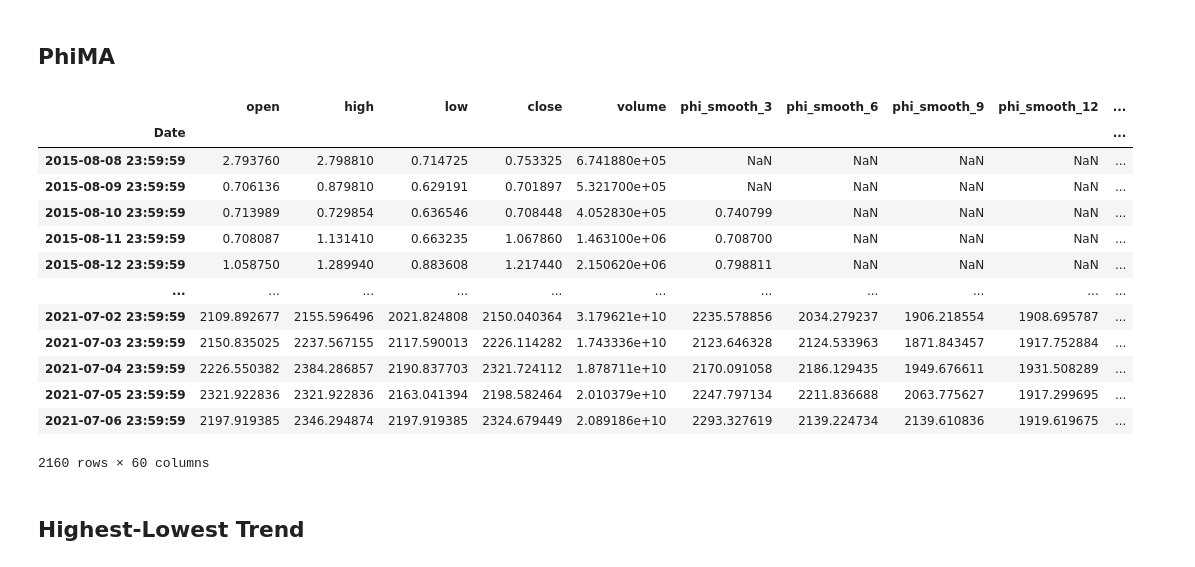
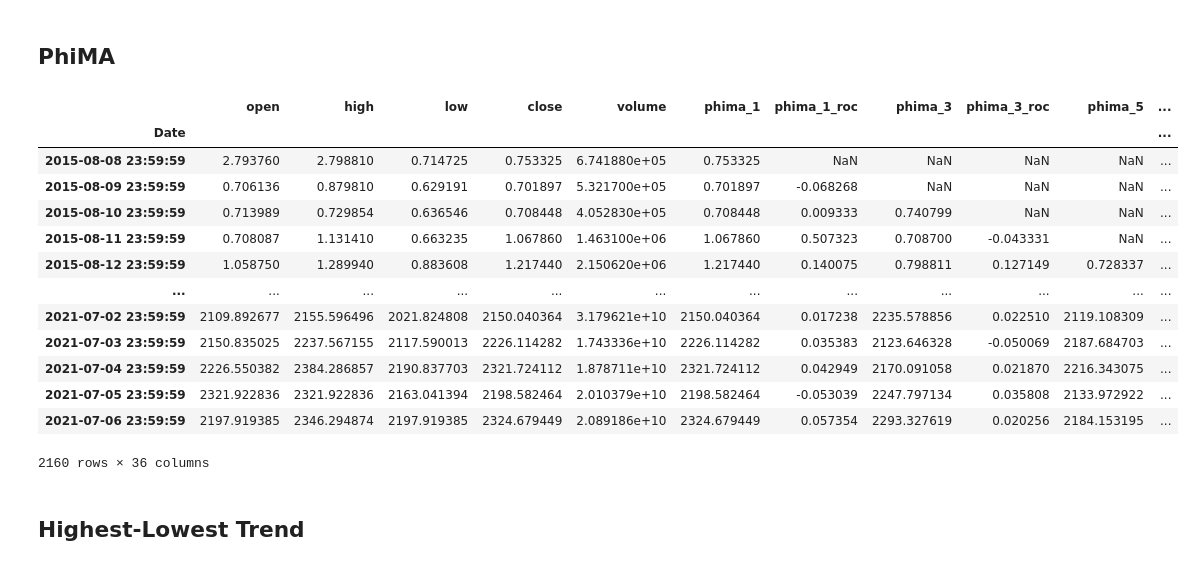
Before and after one commit to lwanenko/market-regime-detection, a Jupyter notebook: FE.ipynb, the cells around one changed output. Drawn from its saved outputs; the diff is of its cells as text; code cells hidden in the pictures.

```diff
--- a/FE.ipynb
+++ b/FE.ipynb
@@ -394,8 +271,8 @@ KeyboardInterrupt:
 ## PhiMA
 # %%
 class PhiMA:
-    def PhiMA(self, lengths, phase=3.7, add_roc=True, add_crosses=True, add_div=True):
-        self.lengths = lengths
+    def __init__(self, lengths=None, phase=3.7, add_roc=True, add_crosses=True, add_div=True):
+        self.lengths = lengths if lengths is not None else [i for i in range(1, 20, 2)]
         self.phase = phase
         self.add_roc = add_roc
         self.add_crosses = add_crosses
@@ -425,47 +302,52 @@ class PhiMA:
         else:
             return df[column]
 
     def _transform(self, X, y=None):
         for length in self.lengths:
             smoothed_col = f'phima_{length}'
             X[smoothed_col] = self.phi_smoother(X, 'close', length, self.phase)
             if self.add_roc:
                 # Rate of Change of PhiSmoother Values
                 X[f'{smoothed_col}_roc'] = X[smoothed_col].pct_change()
         if self.add_div:
             # Divergence Between Different Lengths of PhiSmoother
             for i in range(1, len(self.lengths)):
                 shorter = f'phima_{self.lengths[i-1]}'
                 longer = f'phima_{self.lengths[i]}'
                 X[f'div_{self.lengths[i-1]}_{self.lengths[i]}'] = X[shorter] - X[longer]
 
         if self.add_crosses:
             X['cross_up'] = False
             X['cross_down'] = False
             for length in self.lengths:
                 phi_col = f'phima_{length}'
                 # Calculate individual crosses
                 cross_up = (X['close'] > X[phi_col]) & (X['close'].shift(1) <= X[phi_col].shift(1))
                 cross_down = (X['close'] < X[phi_col]) & (X['close'].shift(1) >= X[phi_col].shift(1))
                 # Update overall cross up and down signals
                 X['cross_up'] = X['cross_up'] | cross_up
                 X['cross_down'] = X['cross_down'] | cross_down
+        for col in ['cross_up', 'cross_down']:
+            X[col] = X[col].astype(int)
         return X
+phima = PhiMA()
+xp = phima._transform(X)
+xp
 # %% [output]
-|  | open | high | low | close | volume | phi_smooth_3 | phi_smooth_6 | phi_smooth_9 | phi_smooth_12 | ... |
-| Date |  |  |  |  |  |  |  |  |  | ... |
-| 2015-08-08 23:59:59 | 2.793760 | 2.798810 | 0.714725 | 0.753325 | 6.741880e+05 | NaN | NaN | NaN | NaN | ... |
-| 2015-08-09 23:59:59 | 0.706136 | 0.879810 | 0.629191 | 0.701897 | 5.321700e+05 | NaN | NaN | NaN | NaN | ... |
-| 2015-08-10 23:59:59 | 0.713989 | 0.729854 | 0.636546 | 0.708448 | 4.052830e+05 | 0.740799 | NaN | NaN | NaN | ... |
-| 2015-08-11 23:59:59 | 0.708087 | 1.131410 | 0.663235 | 1.067860 | 1.463100e+06 | 0.708700 | NaN | NaN | NaN | ... |
-| 2015-08-12 23:59:59 | 1.058750 | 1.289940 | 0.883608 | 1.217440 | 2.150620e+06 | 0.798811 | NaN | NaN | NaN | ... |
-| ... | ... | ... | ... | ... | ... | ... | ... | ... | ... | ... |
-| 2021-07-02 23:59:59 | 2109.892677 | 2155.596496 | 2021.824808 | 2150.040364 | 3.179621e+10 | 2235.578856 | 2034.279237 | 1906.218554 | 1908.695787 | ... |
-| 2021-07-03 23:59:59 | 2150.835025 | 2237.567155 | 2117.590013 | 2226.114282 | 1.743336e+10 | 2123.646328 | 2124.533963 | 1871.843457 | 1917.752884 | ... |
-| 2021-07-04 23:59:59 | 2226.550382 | 2384.286857 | 2190.837703 | 2321.724112 | 1.878711e+10 | 2170.091058 | 2186.129435 | 1949.676611 | 1931.508289 | ... |
-| 2021-07-05 23:59:59 | 2321.922836 | 2321.922836 | 2163.041394 | 2198.582464 | 2.010379e+10 | 2247.797134 | 2211.836688 | 2063.775627 | 1917.299695 | ... |
-| 2021-07-06 23:59:59 | 2197.919385 | 2346.294874 | 2197.919385 | 2324.679449 | 2.089186e+10 | 2293.327619 | 2139.224734 | 2139.610836 | 1919.619675 | ... |
+|  | open | high | low | close | volume | phima_1 | phima_1_roc | phima_3 | phima_3_roc | phima_5 | ... |
+| Date |  |  |  |  |  |  |  |  |  |  | ... |
+| 2015-08-08 23:59:59 | 2.793760 | 2.798810 | 0.714725 | 0.753325 | 6.741880e+05 | 0.753325 | NaN | NaN | NaN | NaN | ... |
+| 2015-08-09 23:59:59 | 0.706136 | 0.879810 | 0.629191 | 0.701897 | 5.321700e+05 | 0.701897 | -0.068268 | NaN | NaN | NaN | ... |
+| 2015-08-10 23:59:59 | 0.713989 | 0.729854 | 0.636546 | 0.708448 | 4.052830e+05 | 0.708448 | 0.009333 | 0.740799 | NaN | NaN | ... |
+| 2015-08-11 23:59:59 | 0.708087 | 1.131410 | 0.663235 | 1.067860 | 1.463100e+06 | 1.067860 | 0.507323 | 0.708700 | -0.043331 | NaN | ... |
+| 2015-08-12 23:59:59 | 1.058750 | 1.289940 | 0.883608 | 1.217440 | 2.150620e+06 | 1.217440 | 0.140075 | 0.798811 | 0.127149 | 0.728337 | ... |
+| ... | ... | ... | ... | ... | ... | ... | ... | ... | ... | ... | ... |
+| 2021-07-02 23:59:59 | 2109.892677 | 2155.596496 | 2021.824808 | 2150.040364 | 3.179621e+10 | 2150.040364 | 0.017238 | 2235.578856 | 0.022510 | 2119.108309 | ... |
+| 2021-07-03 23:59:59 | 2150.835025 | 2237.567155 | 2117.590013 | 2226.114282 | 1.743336e+10 | 2226.114282 | 0.035383 | 2123.646328 | -0.050069 | 2187.684703 | ... |
+| 2021-07-04 23:59:59 | 2226.550382 | 2384.286857 | 2190.837703 | 2321.724112 | 1.878711e+10 | 2321.724112 | 0.042949 | 2170.091058 | 0.021870 | 2216.343075 | ... |
+| 2021-07-05 23:59:59 | 2321.922836 | 2321.922836 | 2163.041394 | 2198.582464 | 2.010379e+10 | 2198.582464 | -0.053039 | 2247.797134 | 0.035808 | 2133.972922 | ... |
+| 2021-07-06 23:59:59 | 2197.919385 | 2346.294874 | 2197.919385 | 2324.679449 | 2.089186e+10 | 2324.679449 | 0.057354 | 2293.327619 | 0.020256 | 2184.153195 | ... |
-2160 rows × 60 columns
+2160 rows × 36 columns
 # %% [markdown]
 ## Highest-Lowest Trend
 # %%
```
Also changed, not shown: parts of 6 cells of this notebook.
